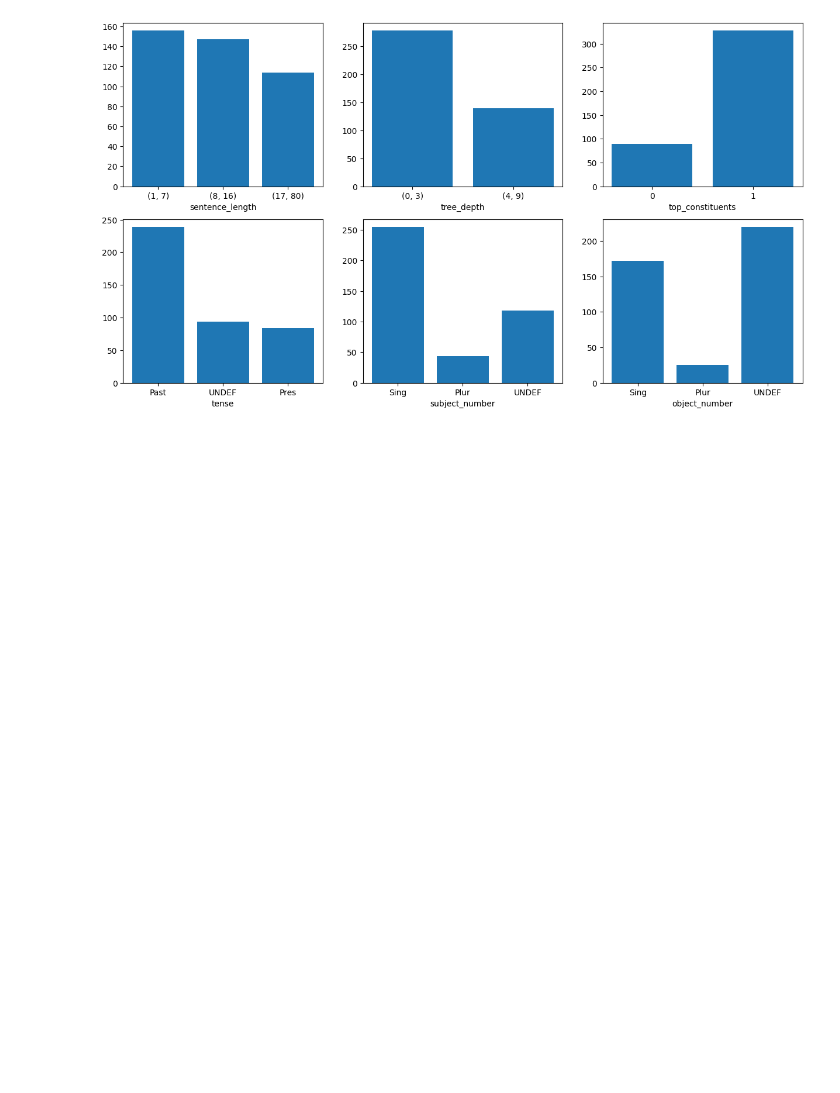
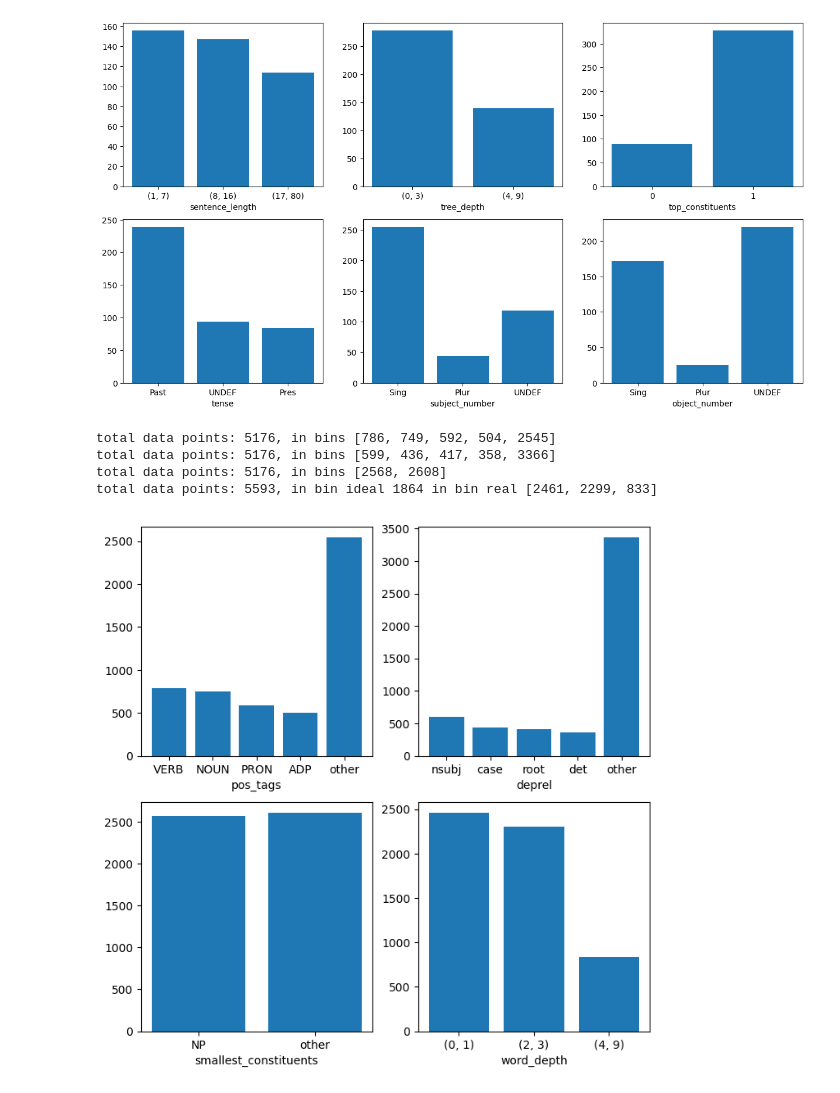
Before and after one commit to CUPalex/alignment, a Jupyter notebook: linguistic_features_test.ipynb, the cells around one changed output. Drawn from its saved outputs; the diff is of its cells as text; code cells hidden in the pictures; blank space fills up the shorter version.

```diff
--- a/linguistic_features_test.ipynb
+++ b/linguistic_features_test.ipynb
@@ -9,6 +9,8 @@ text = " ".join(words)
 text_tokenized = [sent.split() for sent in sent_tokenize(text)]
 import stanza
 
-nlp = stanza.Pipeline('en', processors='tokenize,mwt,pos,lemma,depparse,constituency', use_gpu=False, tokenize_pretokenized=True) # Build the pipeline, specify part-of-speech processor's batch size
+nlp = stanza.Pipeline('en', processors='tokenize,mwt,pos,lemma,depparse,constituency',
+                      dir="/proj/inductive-bias.shadow/abakalov.trash",
+                      use_gpu=False, tokenize_pretokenized=True) # Build the pipeline, specify part-of-speech processor's batch size
 doc = nlp(text_tokenized) # Run the pipeline on the input text
 # %% [output]
@@ -123,7 +125,7 @@ def get_features(parsed_sent):
         "pos_tags": [word.upos for word in parsed_sent.words],
         "deprel": [word.deprel for word in parsed_sent.words],
         "smallest_constituents": smallest_constituents,
-        "word_depth": word_depth
+        "word_depth": word_depth,
     }
 # %%
 features = []
@@ -138,6 +140,7 @@ for feture_by_sent in features:
 # %%
 from collections import Counter
 def find_best_bins(sorted_counter_array, num_bins):
+    sorted_counter_array = sorted(sorted_counter_array)
     total_number_of_data = sum([cnt for val, cnt in sorted_counter_array])
     data_in_bins = [0] * num_bins
     bins_start = [0] * num_bins
@@ -207,3 +210,39 @@ for i, feature in enumerate(sent_level_features):
 plt.show()
 # %% [output]
 [figure]
+# %%
+from collections import defaultdict, Counter
+
+word_level_features = ["pos_tags", "deprel", "smallest_constituents", "word_depth"]
+feature_by_word = defaultdict(list)
+for i, feature_by_sent in enumerate(features):
+    for feature, value in feature_by_sent.items():
+        if feature in word_level_features:
+            feature_by_word[feature].extend(value)
+
+feature_by_word_dist = {
+    k: Counter(v).most_common() for k, v in feature_by_word.items()
+}
+feature_by_word_dist["pos_tags"] = top_n_and_other(feature_by_word_dist["pos_tags"], 5)
+feature_by_word_dist["deprel"] = top_n_and_other(feature_by_word_dist["deprel"], 5)
+feature_by_word_dist["smallest_constituents"] = top_n_and_other(feature_by_word_dist["smallest_constituents"], 2)
+feature_by_word_dist["word_depth"] = find_best_bins(feature_by_word_dist["word_depth"], 3)
+# %% [output]
+total data points: 5176, in bins [786, 749, 592, 504, 2545]
+total data points: 5176, in bins [599, 436, 417, 358, 3366]
+total data points: 5176, in bins [2568, 2608]
+total data points: 5593, in bin ideal 1864 in bin real [2461, 2299, 833]
+# %%
+import matplotlib.pyplot as plt
+y_axis_plots = 2
+x_axis_plots = 2
+fig, axs = plt.subplots(y_axis_plots, x_axis_plots)
+fig.set_size_inches((8, 8))
+for i, feature in enumerate(word_level_features):
+    xs, ys = zip(*feature_by_word_dist[feature])
+    axs[i // x_axis_plots][i % x_axis_plots].bar(list(range(len(xs))), ys)
+    axs[i // x_axis_plots][i % x_axis_plots].set_xticks(list(range(len(xs))), xs)
+    axs[i // x_axis_plots][i % x_axis_plots].set_xlabel(feature)
+plt.show()
+# %% [output]
+[figure, added]
```
Also changed, not shown: parts of 3 cells of this notebook, 2 other files.
